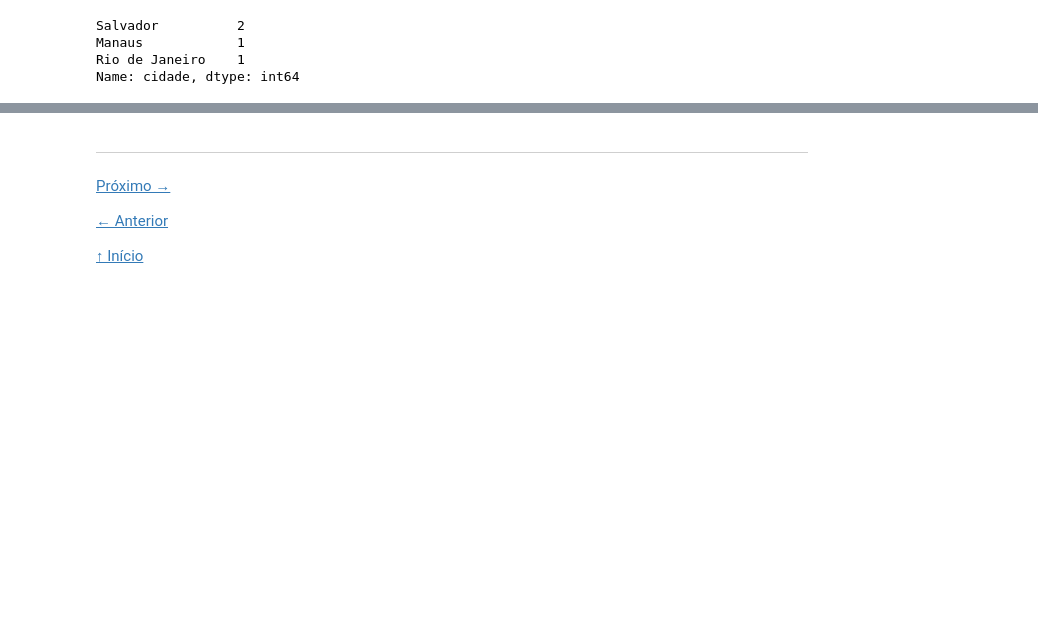
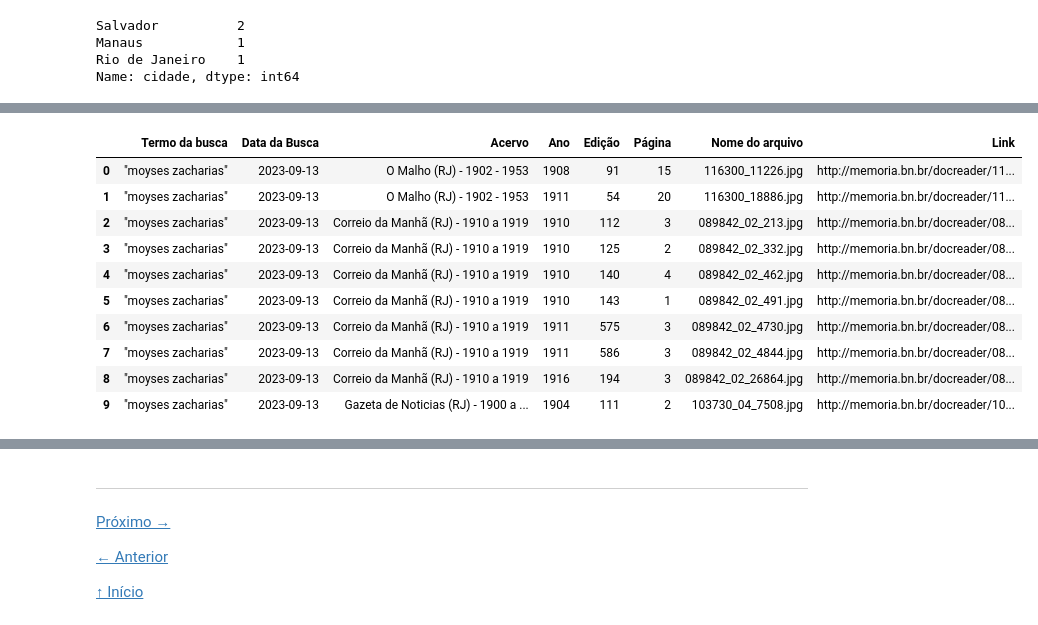
Before and after one commit to ericbrasiln/python-puc, a Jupyter notebook: dia3.ipynb, the cells around one changed output, grey strips where cells are left out. Drawn from its saved outputs; the diff is of its cells as text; code cells hidden in the pictures; blank space fills up the shorter version.

```diff
--- a/dia3.ipynb
+++ b/dia3.ipynb
@@ -183,0 +252,16 @@ print(df_hdb.head())
+# %%
+df_hdb = pd.read_csv('./assets/moyses-zacharias_2023-09-13_14-52-48.csv', index_col=0)
+# %%
+df_hdb.head(10)
+# %% [output]
+|  | Termo da busca | Data da Busca | Acervo | Ano | Edição | Página | Nome do arquivo | Link |
+| 0 | "moyses zacharias" | 2023-09-13 | O Malho (RJ) - 1902 - 1953 | 1908 | 91 | 15 | 116300_11226.jpg | http://memoria.bn.br/docreader/11... |
+| 1 | "moyses zacharias" | 2023-09-13 | O Malho (RJ) - 1902 - 1953 | 1911 | 54 | 20 | 116300_18886.jpg | http://memoria.bn.br/docreader/11... |
+| 2 | "moyses zacharias" | 2023-09-13 | Correio da Manhã (RJ) - 1910 a 1919 | 1910 | 112 | 3 | 089842_02_213.jpg | http://memoria.bn.br/docreader/08... |
+| 3 | "moyses zacharias" | 2023-09-13 | Correio da Manhã (RJ) - 1910 a 1919 | 1910 | 125 | 2 | 089842_02_332.jpg | http://memoria.bn.br/docreader/08... |
+| 4 | "moyses zacharias" | 2023-09-13 | Correio da Manhã (RJ) - 1910 a 1919 | 1910 | 140 | 4 | 089842_02_462.jpg | http://memoria.bn.br/docreader/08... |
+| 5 | "moyses zacharias" | 2023-09-13 | Correio da Manhã (RJ) - 1910 a 1919 | 1910 | 143 | 1 | 089842_02_491.jpg | http://memoria.bn.br/docreader/08... |
+| 6 | "moyses zacharias" | 2023-09-13 | Correio da Manhã (RJ) - 1910 a 1919 | 1911 | 575 | 3 | 089842_02_4730.jpg | http://memoria.bn.br/docreader/08... |
+| 7 | "moyses zacharias" | 2023-09-13 | Correio da Manhã (RJ) - 1910 a 1919 | 1911 | 586 | 3 | 089842_02_4844.jpg | http://memoria.bn.br/docreader/08... |
+| 8 | "moyses zacharias" | 2023-09-13 | Correio da Manhã (RJ) - 1910 a 1919 | 1916 | 194 | 3 | 089842_02_26864.jpg | http://memoria.bn.br/docreader/08... |
+| 9 | "moyses zacharias" | 2023-09-13 | Gazeta de Noticias (RJ) - 1900 a ... | 1904 | 111 | 2 | 103730_04_7508.jpg | http://memoria.bn.br/docreader/10... |
```
Also changed, not shown: parts of 49 cells of this notebook, 1 other file.
